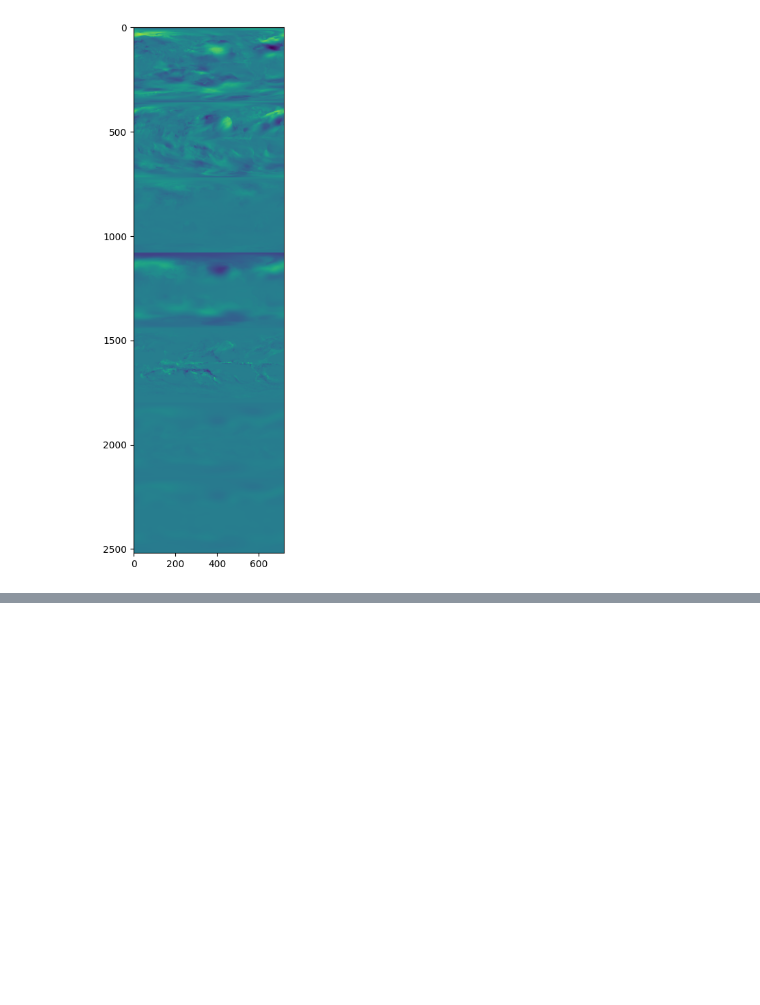
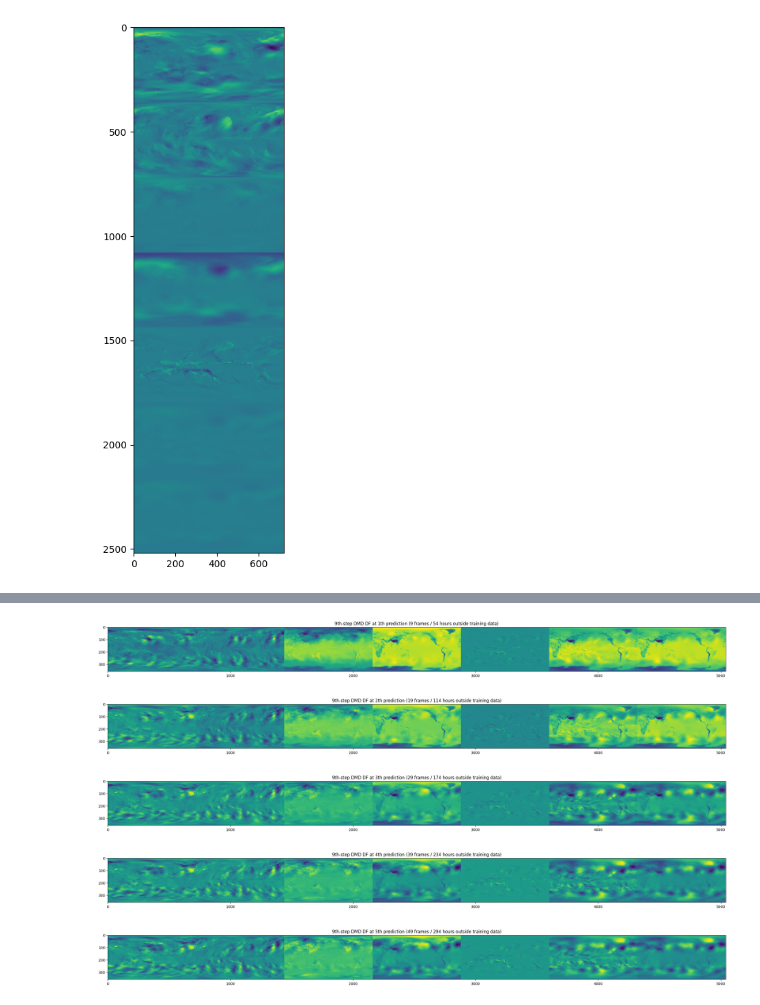
Before and after one commit to akhilsadam/ERA5_PredRNN, a Jupyter notebook: testing/DMD-memory/DMD-memory.ipynb, the cells around one changed output, grey strips where cells are left out. Cells and saved outputs as stored; diff of their text form; code cells hidden in the pictures; blank space fills up the shorter version.

```diff
--- a/testing/DMD-memory/DMD-memory.ipynb
+++ b/testing/DMD-memory/DMD-memory.ipynb
@@ -229,0 +260,30 @@ Text(0.5, 1.0, 'DMD - Truth : 0.317 MSE \n4.339 Rel-MSE')
+# %%
+q = d.shape[1] - ilength
+n = 5
+
+data = dgpu[:,q:q+ilength]
+for q in range(n):
+    data = net.forward(data)
+
+    outs = (mcpu @ net.forward(data).detach().cpu()).numpy()
+
+
+    i=8
+    j=0
+    a = outs[:,i].reshape((-1,s1,s2)).swapaxes(0,1)
+    ma = np.max(a, axis=(0,2))[None,:,None]
+    mn = np.min(a, axis=(0,2))[None,:,None]
+    a = (a - mn) / (ma - mn)
+    a = a.reshape((s1,-1))
+
+    plt.figure(figsize=(25,5))
+    plt.imshow(a)
+    plt.title(f"{i+1}th-step DMD DF at {q+1}th prediction ({q*ilength + i + 1} frames / {6*(q*ilength + i+1)} hours outside training data)")
+    plt.tight_layout()
+    plt.show()
+# %% [output]
+[figure, added]
+[figure, added]
+[figure, added]
+[figure, added]
+[figure, added]
```
Also changed, not shown: parts of 6 cells of this notebook, 2 other files.
